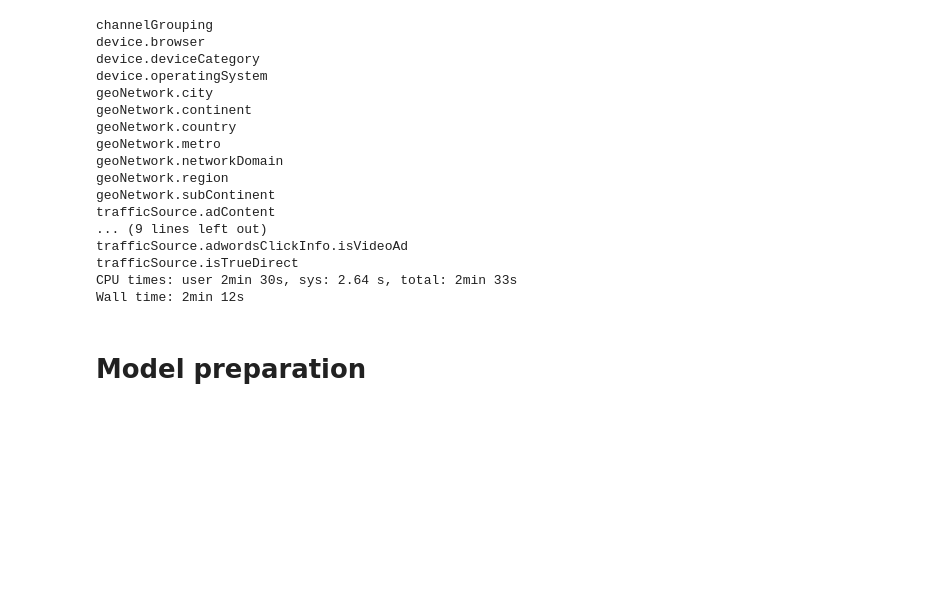
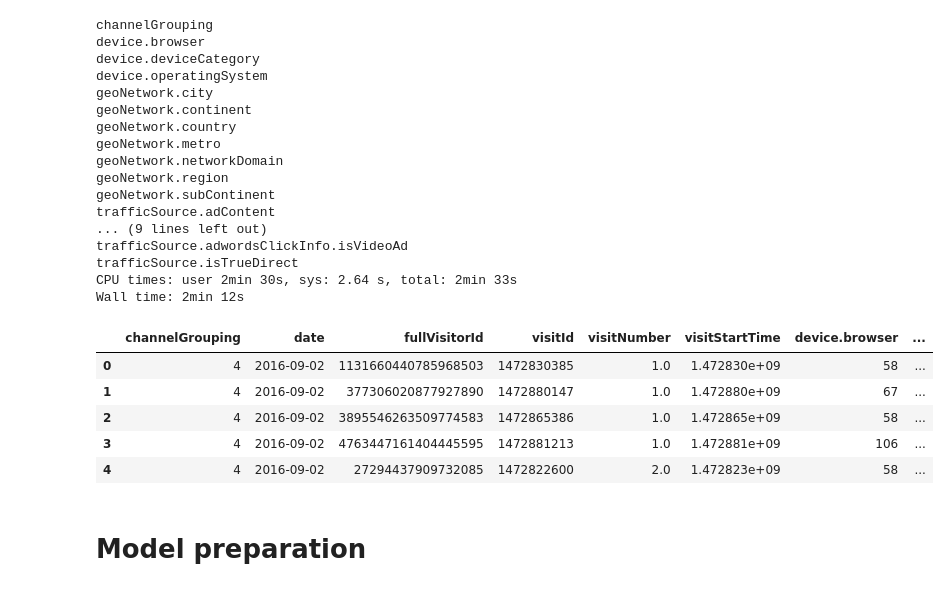
Before and after one commit to amitbhsingh/Capstone, a Jupyter notebook: Capstone01.ipynb, the cells around one changed output. Cells and saved outputs as stored; diff of their text form; code cells hidden in the pictures; blank space fills up the shorter version.

```diff
--- a/Capstone01.ipynb
+++ b/Capstone01.ipynb
@@ -602,6 +629,15 @@ trafficSource.adwordsClickInfo.isVideoAd
 trafficSource.isTrueDirect
 CPU times: user 2min 30s, sys: 2.64 s, total: 2min 33s
 Wall time: 2min 12s
+# %%
+train03.head()
+# %% [output]
+|  | channelGrouping | date | fullVisitorId | visitId | visitNumber | visitStartTime | device.browser | ... |
+| 0 | 4 | 2016-09-02 | 1131660440785968503 | 1472830385 | 1.0 | 1.472830e+09 | 58 | ... |
+| 1 | 4 | 2016-09-02 | 377306020877927890 | 1472880147 | 1.0 | 1.472880e+09 | 67 | ... |
+| 2 | 4 | 2016-09-02 | 3895546263509774583 | 1472865386 | 1.0 | 1.472865e+09 | 58 | ... |
+| 3 | 4 | 2016-09-02 | 4763447161404445595 | 1472881213 | 1.0 | 1.472881e+09 | 106 | ... |
+| 4 | 4 | 2016-09-02 | 27294437909732085 | 1472822600 | 2.0 | 1.472823e+09 | 58 | ... |
 # %% [markdown]
 # Model preparation
 # %% [markdown]
```
Also changed, not shown: parts of 13 cells of this notebook.
